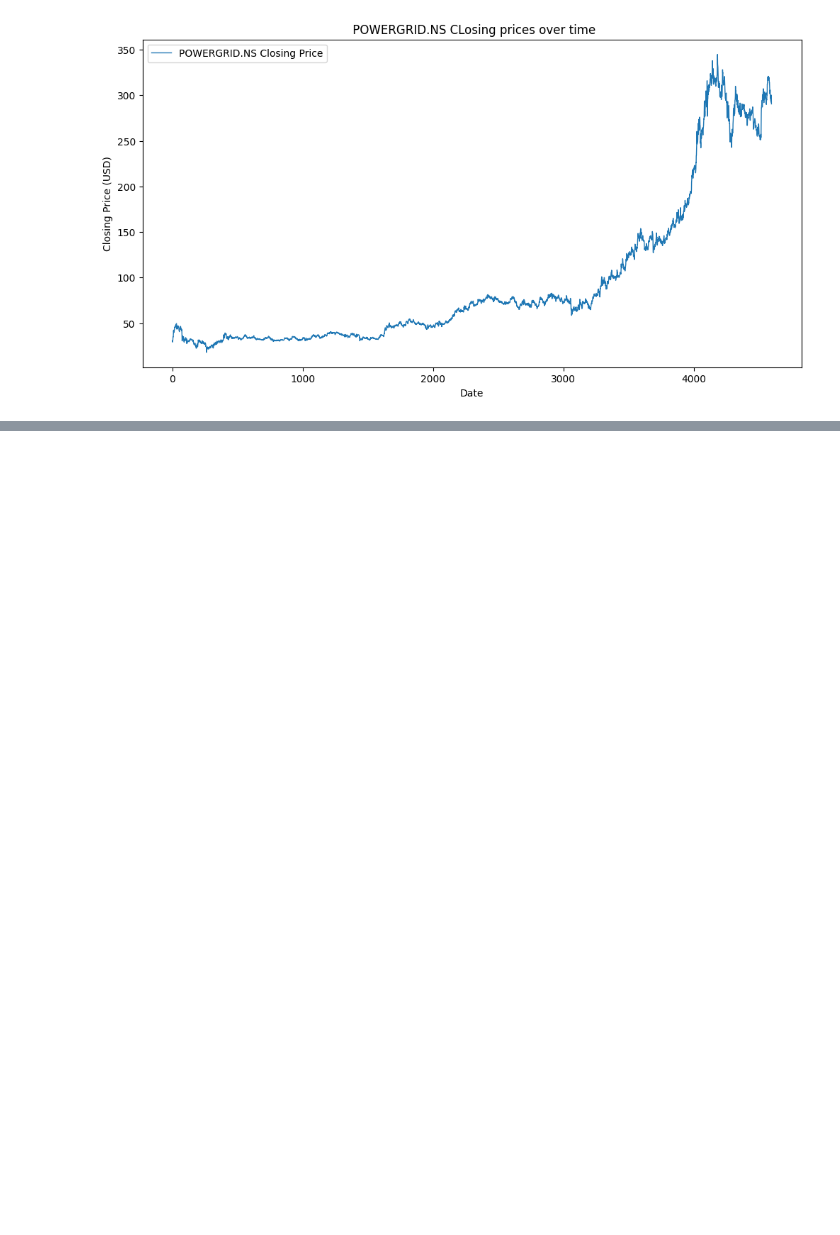
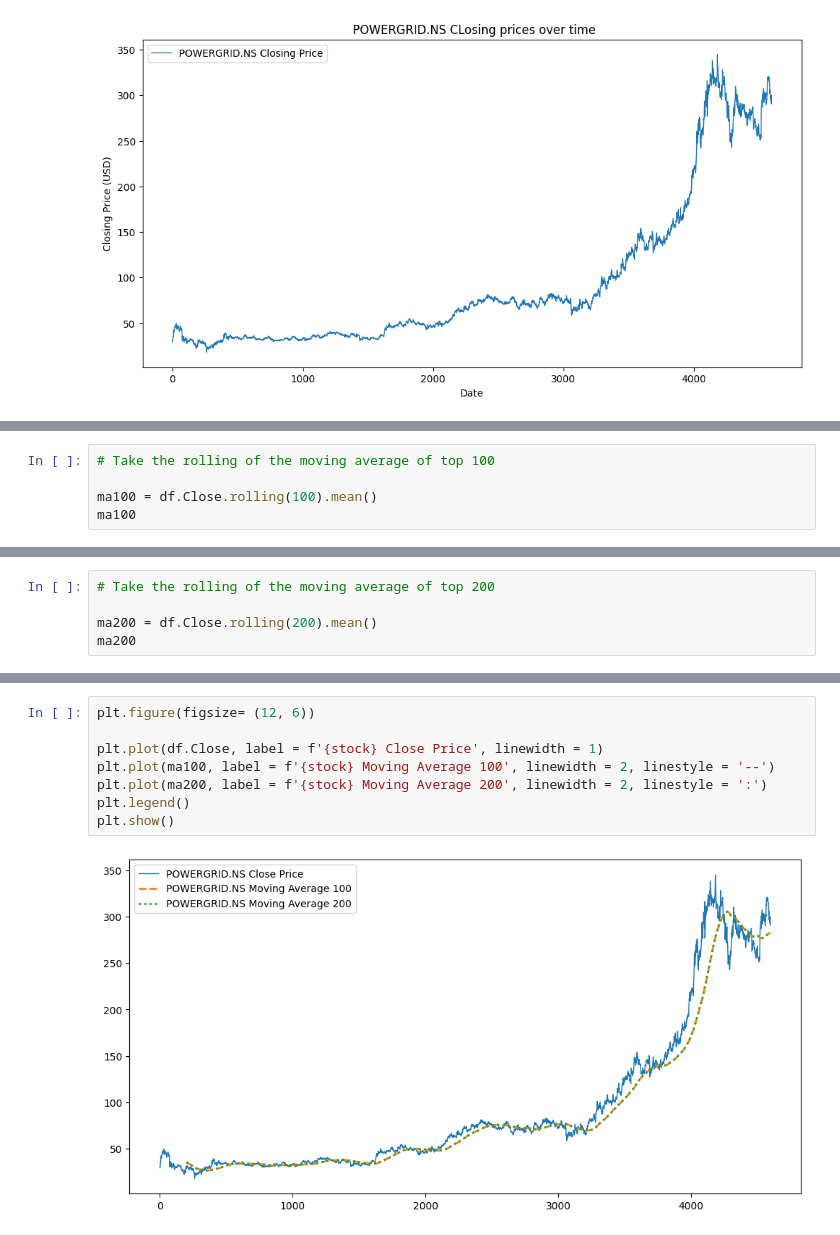
Before and after one commit to Dulyana-Silva/MLproject6-Stock-Trend-Prediction, a Jupyter notebook: Stock_Trend_Prediction.ipynb, the cells around one changed output, grey strips where cells are left out. Saved outputs shown, nothing was run; the diff lists cells and outputs as text; blank space fills up the shorter version.

```diff
--- a/Stock_Trend_Prediction.ipynb
+++ b/Stock_Trend_Prediction.ipynb
@@ -210,0 +261,5 @@ plt.show()
+# %%
+# Take the rolling of the moving average of top 100
+
+ma100 = df.Close.rolling(100).mean()
+ma100
@@ -210,0 +280,5 @@ plt.show()
+# %%
+# Take the rolling of the moving average of top 200
+
+ma200 = df.Close.rolling(200).mean()
+ma200
@@ -210,0 +299,10 @@ plt.show()
+# %%
+plt.figure(figsize= (12, 6))
+
+plt.plot(df.Close, label = f'{stock} Close Price', linewidth = 1)
+plt.plot(ma100, label = f'{stock} Moving Average 100', linewidth = 2, linestyle = '--')
+plt.plot(ma200, label = f'{stock} Moving Average 200', linewidth = 2, linestyle = ':')
+plt.legend()
+plt.show()
+# %% [output]
+[figure, added]
```
Also changed, not shown: parts of 15 cells of this notebook.
